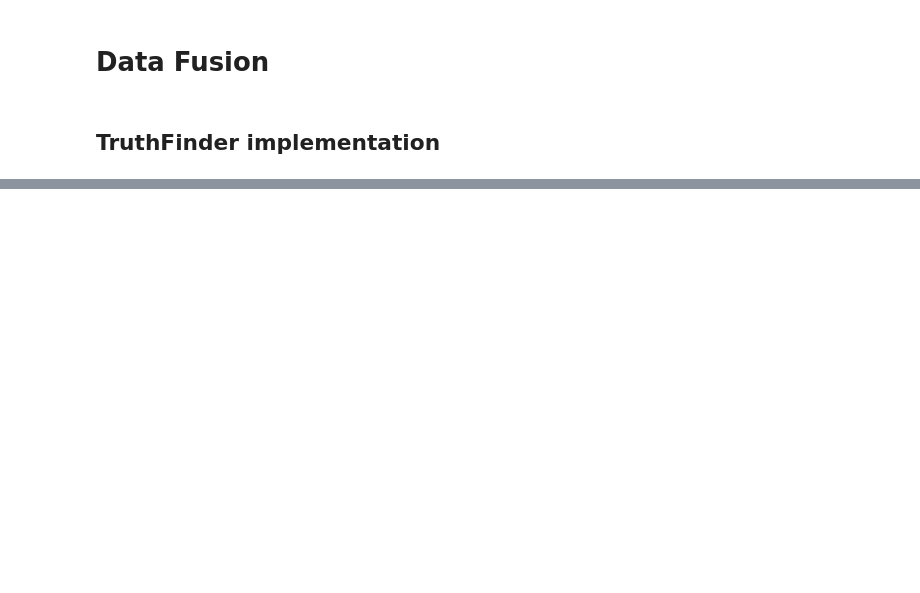
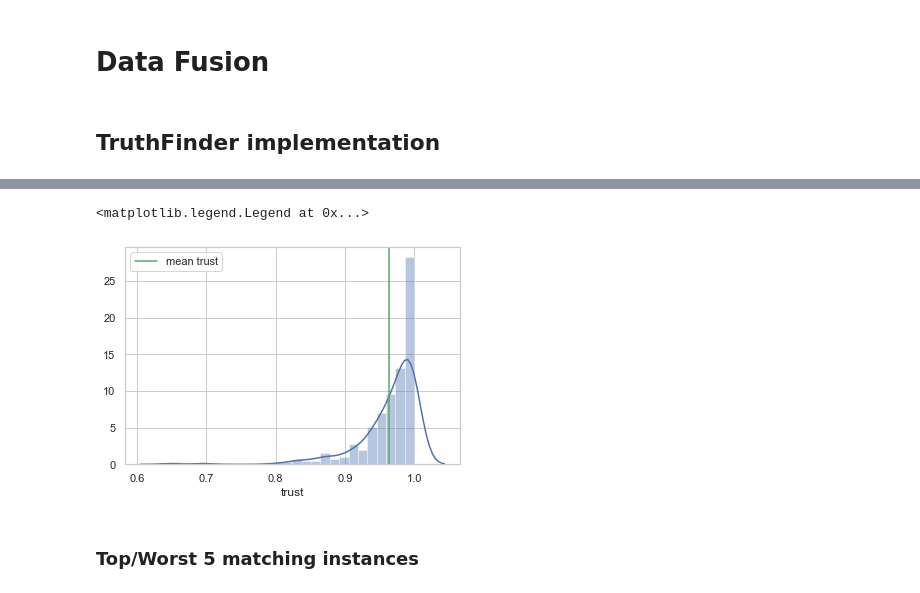
Before and after one commit to nhabbash/truth-discovery, a Jupyter notebook: notebook.ipynb, the cells around one changed output, grey strips where cells are left out. Saved outputs shown, nothing was run; the diff lists cells and outputs as text; code cells hidden in the pictures; blank space fills up the shorter version.

```diff
--- a/notebook.ipynb
+++ b/notebook.ipynb
@@ -275,0 +346,11 @@ finder.df.to_csv("./data/results/complete.csv", index=False)
+# %%
+mean_trust = result.drop_duplicates("source").trust.mean()
+
+ax = sns.distplot(result.drop_duplicates("source").trust);
+ax.axvline(mean_trust, color='g')
+plt.legend({'mean trust': mean_trust})
+# %% [output]
+<matplotlib.legend.Legend at 0x...>
+[figure, added]
+# %% [markdown]
+### Top/Worst 5 matching instances
```
Also changed, not shown: parts of 27 cells of this notebook, 6 other files.
